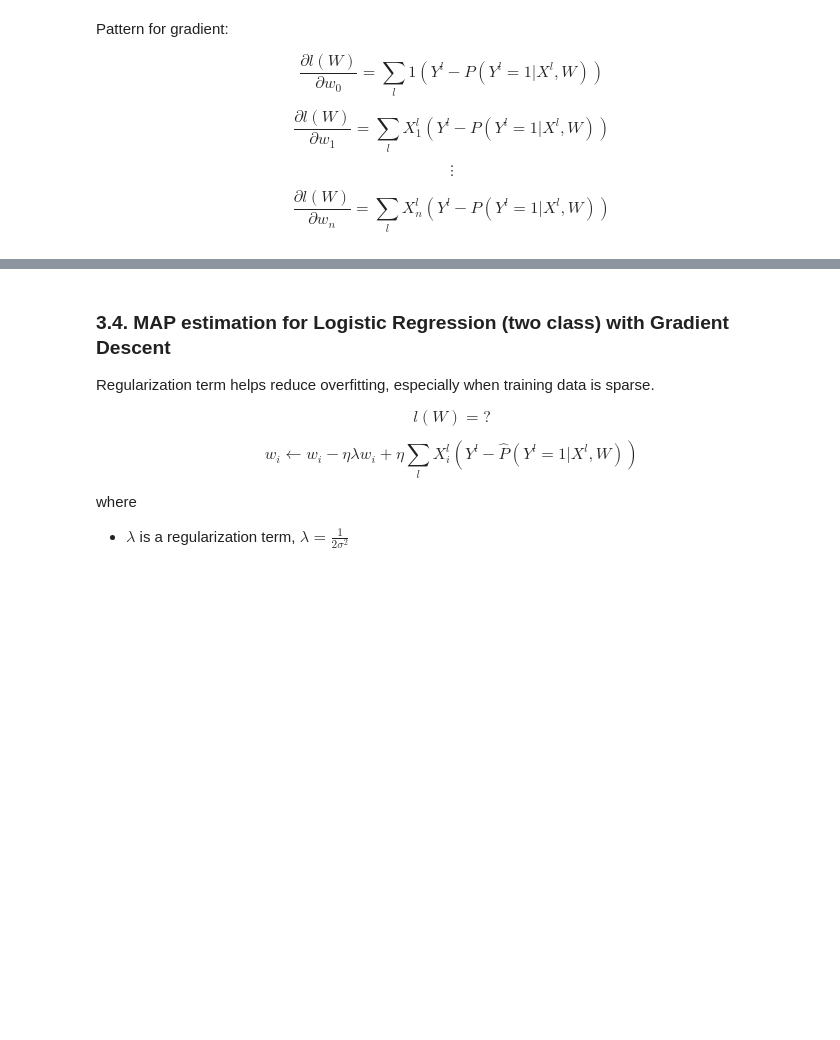
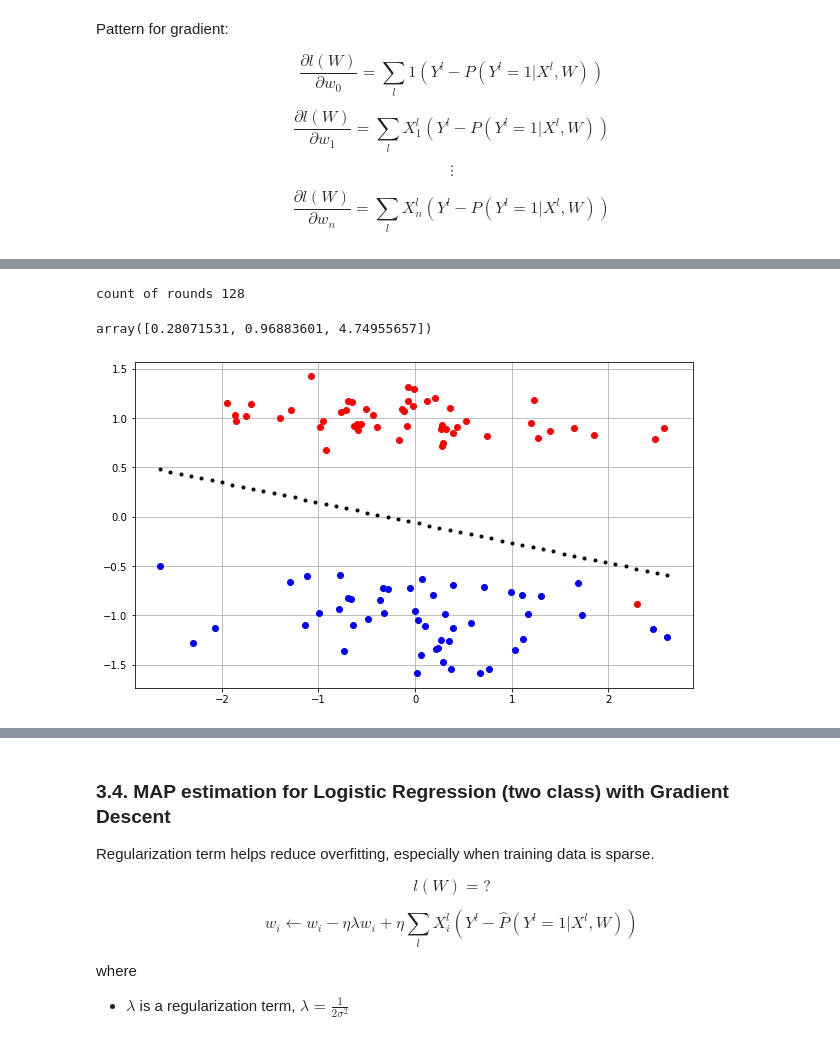
Before and after one commit to ryanquinnnelson/CMU-02620-Implement-Logistic-Regression, a Jupyter notebook: classification_algorithms.ipynb, the cells around one changed output, grey strips where cells are left out. Saved outputs shown, nothing was run; the diff lists cells and outputs as text; code cells hidden in the pictures; blank space fills up the shorter version.

```diff
--- a/classification_algorithms.ipynb
+++ b/classification_algorithms.ipynb
@@ -231,3 +168,7 @@ print(y1[:5])
 # %%
-# lr = LogisticRegression(eta=0.01,epsilon=0.001)
-# lr.fit(X1,y1)
+model = LogisticRegression(eta=0.01,epsilon=0.01)
+model.fit(X1,y1)
+model.weights
+# %% [output]
+count of rounds 128
+array([0.28071531, 0.96883601, 4.74955657])
@@ -235,0 +175,24 @@ print(y1[:5])
+# %%
+# source: https://stackoverflow.com/questions/31292393/how-do-you-draw-a-line-using-the-weight-vector-in-a-linear-perceptron
+def plot_data(inputs,targets,weights):
+    # fig config
+    plt.figure(figsize=(10,6))
+    plt.grid(True)
+
+    #plot input samples(2D data points) and i have two classes.
+    #one is +1 and second one is -1, so it red color for +1 and blue color for -1
+    for input,target in zip(inputs,targets):
+        plt.plot(input[0],input[1],'ro' if (target == 1.0) else 'bo')
+
+    # Here i am calculating slope and intercept with given three weights
+    for i in np.linspace(np.amin(inputs[:,:1]),np.amax(inputs[:,:1])):
+        slope = -(weights[0]/weights[2])/(weights[0]/weights[1])
+        intercept = -weights[0]/weights[2]
+
+        #y =mx+c, m is slope and c is intercept
+        y = (slope*i) + intercept
+        plt.plot(i, y, 'k.')
+# %%
+plot_data(X1,y1,model.weights)
+# %% [output]
+[figure, added]
```
Also changed, not shown: parts of 8 cells of this notebook, 1 other file.
